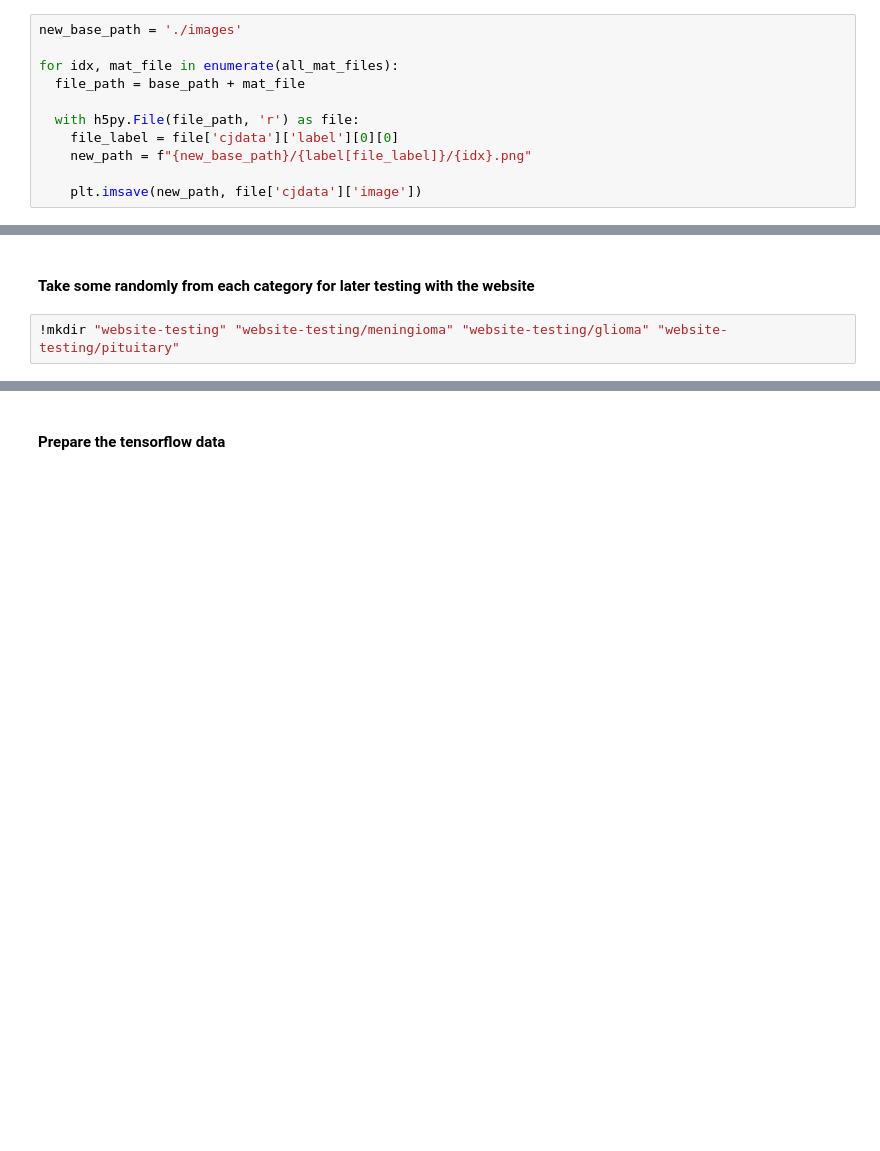
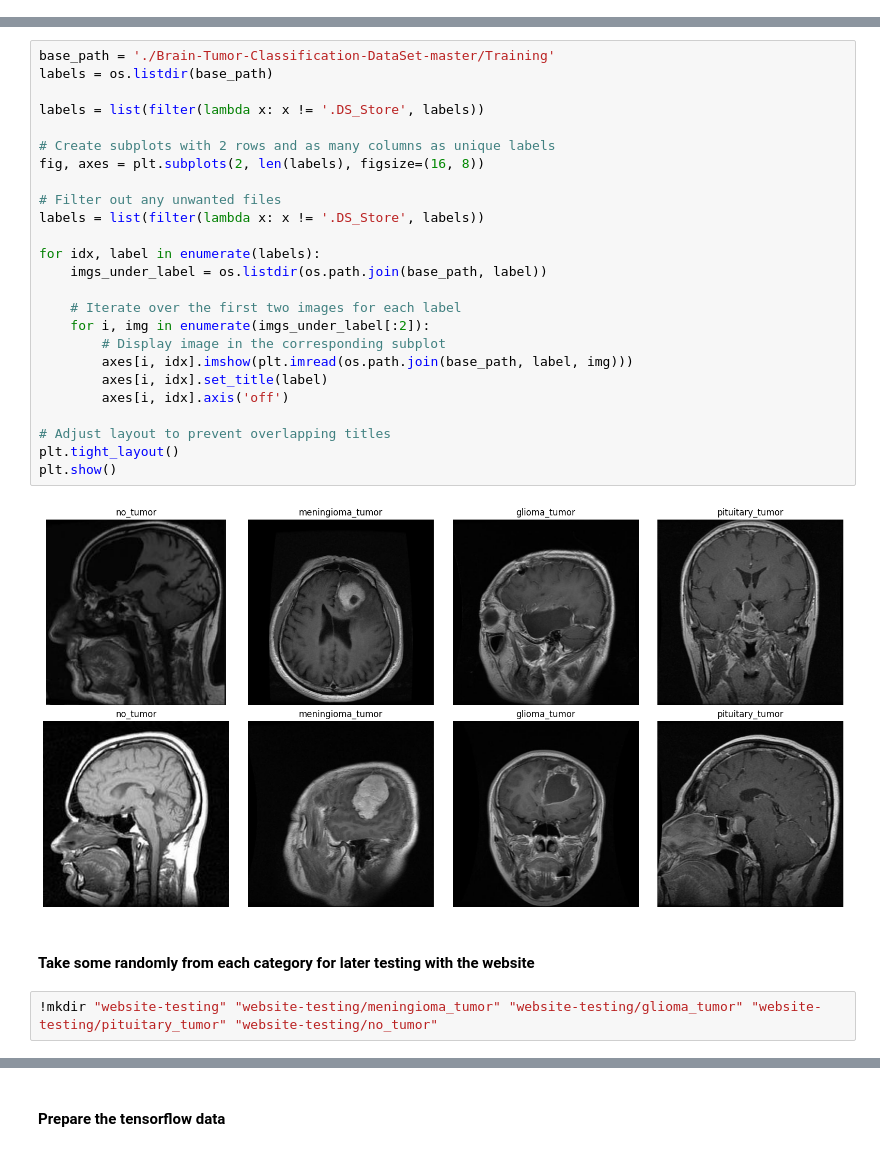
Before and after one commit to Alfred-Onuada/final-year-project, a Jupyter notebook: ML/tumor-detection.ipynb, the cells around one changed output, grey strips where cells are left out. Cells and saved outputs as stored; diff of their text form; blank space fills up the shorter version.

```diff
--- a/ML/tumor-detection.ipynb
+++ b/ML/tumor-detection.ipynb
@@ -60,11 +0,0 @@ plt.show()
-# %%
-new_base_path = './images'
-
-for idx, mat_file in enumerate(all_mat_files):
-  file_path = base_path + mat_file
-
-  with h5py.File(file_path, 'r') as file:
-    file_label = file['cjdata']['label'][0][0]
-    new_path = f"{new_base_path}/{label[file_label]}/{idx}.png"
-
-    plt.imsave(new_path, file['cjdata']['image'])
@@ -71,6 +34,33 @@ for idx, mat_file in enumerate(all_mat_files):
+# %%
+base_path = './Brain-Tumor-Classification-DataSet-master/Training'
+labels = os.listdir(base_path)
+
+labels = list(filter(lambda x: x != '.DS_Store', labels))
+
+# Create subplots with 2 rows and as many columns as unique labels
+fig, axes = plt.subplots(2, len(labels), figsize=(16, 8))
+
+# Filter out any unwanted files
+labels = list(filter(lambda x: x != '.DS_Store', labels))
+
+for idx, label in enumerate(labels):
+    imgs_under_label = os.listdir(os.path.join(base_path, label))
+
+    # Iterate over the first two images for each label
+    for i, img in enumerate(imgs_under_label[:2]):
+        # Display image in the corresponding subplot
+        axes[i, idx].imshow(plt.imread(os.path.join(base_path, label, img)))
+        axes[i, idx].set_title(label)
+        axes[i, idx].axis('off')
+
+# Adjust layout to prevent overlapping titles
+plt.tight_layout()
+plt.show()
+# %% [output]
+[figure, added]
 # %% [markdown]
 #### Take some randomly from each category for later testing with the website
 # %%
-!mkdir "website-testing" "website-testing/meningioma" "website-testing/glioma" "website-testing/pituitary"
+!mkdir "website-testing" "website-testing/meningioma_tumor" "website-testing/glioma_tumor" "website-testing/pituitary_tumor" "website-testing/no_tumor"
 # %%
 # Source and destination directories
```
Also changed, not shown: parts of 56 cells of this notebook, 6 other files.
